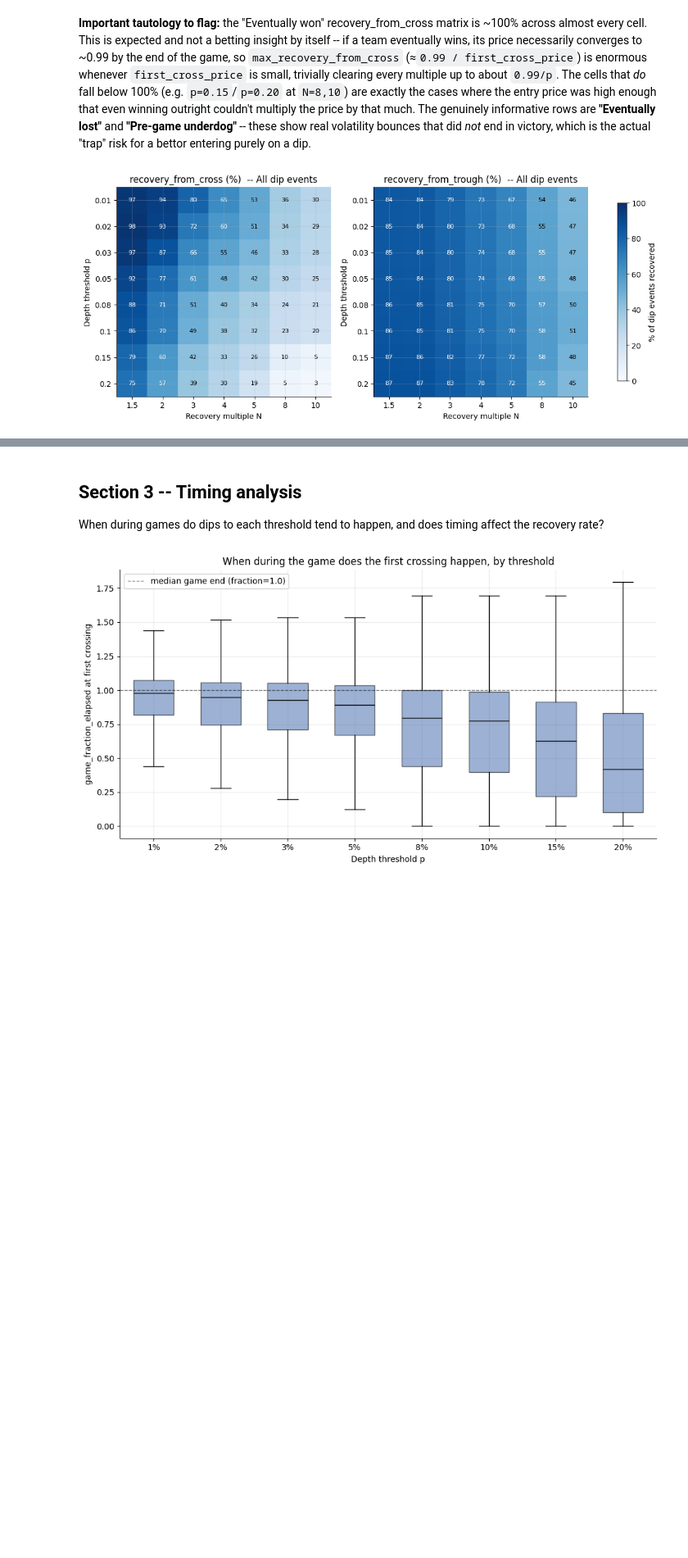
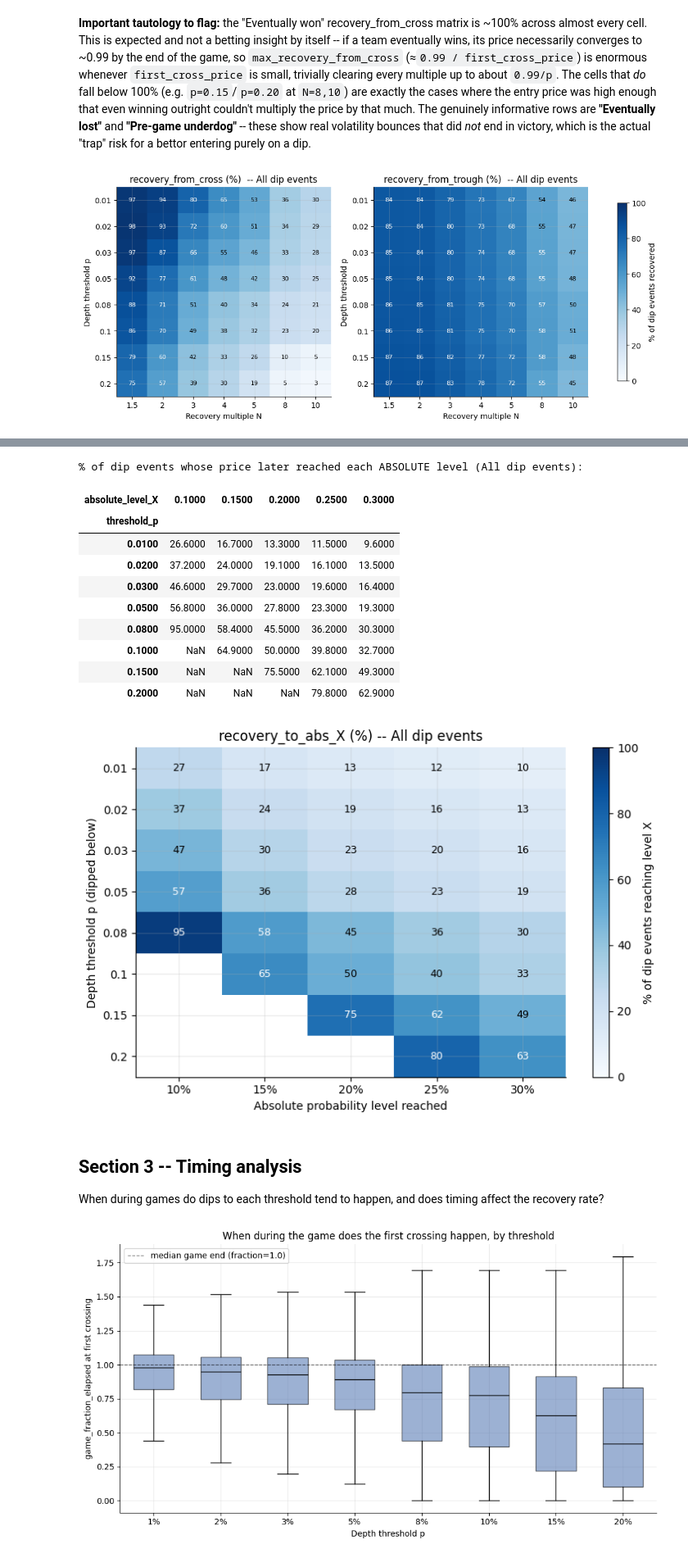
Before and after one commit to omerk1/nba-score-prediction, a Jupyter notebook: data/polymarket_prices/comeback_analysis.ipynb, the cells around one changed output, grey strips where cells are left out. Shown at 82% size. Drawn from its saved outputs; the diff is of its cells as text; code cells hidden in the pictures; blank space fills up the shorter version.

```diff
--- a/data/polymarket_prices/comeback_analysis.ipynb
+++ b/data/polymarket_prices/comeback_analysis.ipynb
@@ -34,6 +34,7 @@ pd.set_option("display.float_format", lambda v: f"{v:,.4f}")
 DATA_DIR = "/Users/omerkoren/dev/nba-score-prediction/.claude/worktrees/polymarket-comeback-dips-analysis/data/polymarket_prices"
 THRESHOLDS = [0.01, 0.02, 0.03, 0.05, 0.08, 0.10, 0.15, 0.20]
 MULTIPLES = [1.5, 2, 3, 4, 5, 8, 10]
+ABS_LEVELS = [0.10, 0.15, 0.20, 0.25, 0.30]  # absolute-probability recovery levels (Fix 4)
 
 # Fixed categorical palette, assigned by entity (not cycled), used consistently
 # across every chart in this notebook.
@@ -408,6 +538,7 @@ for p in THRESHOLDS:
     sub = dip[dip["threshold_p"] == p]
     fav = sub[sub["pregame_prob"] > 0.5]
     dog = sub[sub["pregame_prob"] <= 0.5]
+    started_low = sub[sub["started_below_threshold"]]
     rows.append({
         "threshold_p": p,
         "n_dip_events": len(sub),
@@ -416,6 +547,8 @@ for p in THRESHOLDS:
         "n_events_favorite": len(fav),
         "pct_favorite_games_dip": round(100 * fav["slug"].nunique() / (games["pregame_price_winner"].notna().sum()), 2),
         "n_events_underdog": len(dog),
+        "n_started_below_threshold": len(started_low),
+        "pct_started_below_threshold": round(100 * len(started_low) / len(sub), 2) if len(sub) else np.nan,
     })
 freq_table = pd.DataFrame(rows)
 freq_table
@@ -639,3 +848,50 @@ plt.show()
+# %%
+def abs_recovery_matrix(sub):
+    out = pd.DataFrame(index=THRESHOLDS, columns=ABS_LEVELS, dtype=float)
+    for p in THRESHOLDS:
+        s = sub[sub["threshold_p"] == p]
+        for X in ABS_LEVELS:
+            col = f"recovery_to_abs_{X}"
+            vals = s[col].dropna()
+            out.loc[p, X] = 100 * vals.mean() if len(vals) else np.nan
+    out.index.name = "threshold_p"
+    out.columns.name = "absolute_level_X"
+    return out
+
+abs_matrix_all = abs_recovery_matrix(dip)
+print("% of dip events whose price later reached each ABSOLUTE level (All dip events):")
+display(abs_matrix_all.round(1))
+
+fig, ax = plt.subplots(figsize=(7.5, 5))
+plot_vals = abs_matrix_all.values.astype(float)
+masked = np.ma.masked_invalid(plot_vals)
+im = ax.imshow(masked, cmap=CMAP_SEQ, vmin=0, vmax=100, aspect="auto")
+ax.set_xticks(range(len(ABS_LEVELS))); ax.set_xticklabels([f"{x:.0%}" for x in ABS_LEVELS])
+ax.set_yticks(range(len(THRESHOLDS))); ax.set_yticklabels(THRESHOLDS)
+ax.set_xlabel("Absolute probability level reached")
+ax.set_ylabel("Depth threshold p (dipped below)")
+ax.set_title("recovery_to_abs_X (%) -- All dip events")
+for i_ in range(len(THRESHOLDS)):
+    for j_ in range(len(ABS_LEVELS)):
+        v = plot_vals[i_, j_]
+        if not np.isnan(v):
+            ax.text(j_, i_, f"{v:.0f}", ha="center", va="center", color="white" if v > 55 else "black", fontsize=9)
+fig.colorbar(im, ax=ax, label="% of dip events reaching level X")
+fig.tight_layout()
+plt.show()
+# %% [output]
+% of dip events whose price later reached each ABSOLUTE level (All dip events):
+| absolute_level_X | 0.1000 | 0.1500 | 0.2000 | 0.2500 | 0.3000 |
+| threshold_p |  |  |  |  |  |
+| 0.0100 | 26.6000 | 16.7000 | 13.3000 | 11.5000 | 9.6000 |
+| 0.0200 | 37.2000 | 24.0000 | 19.1000 | 16.1000 | 13.5000 |
+| 0.0300 | 46.6000 | 29.7000 | 23.0000 | 19.6000 | 16.4000 |
+| 0.0500 | 56.8000 | 36.0000 | 27.8000 | 23.3000 | 19.3000 |
+| 0.0800 | 95.0000 | 58.4000 | 45.5000 | 36.2000 | 30.3000 |
+| 0.1000 | NaN | 64.9000 | 50.0000 | 39.8000 | 32.7000 |
+| 0.1500 | NaN | NaN | 75.5000 | 62.1000 | 49.3000 |
+| 0.2000 | NaN | NaN | NaN | 79.8000 | 62.9000 |
+[figure, added]
 # %% [markdown]
 ## Section 3 -- Timing analysis
 
```
Also changed, not shown: parts of 16 cells of this notebook, 1 other file.
